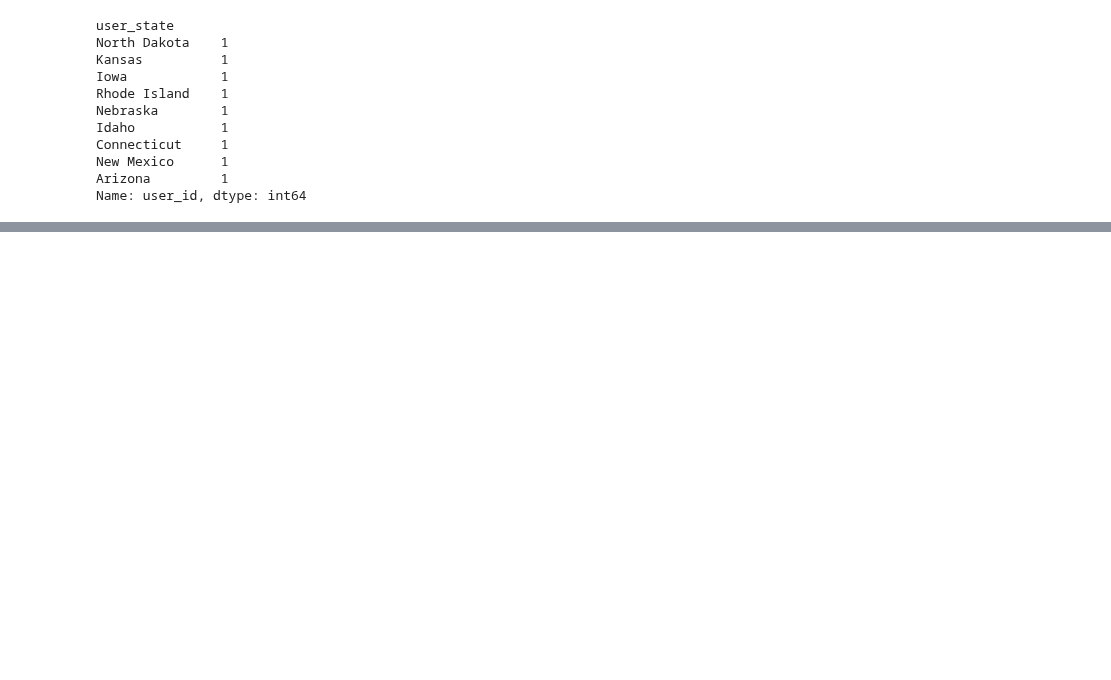
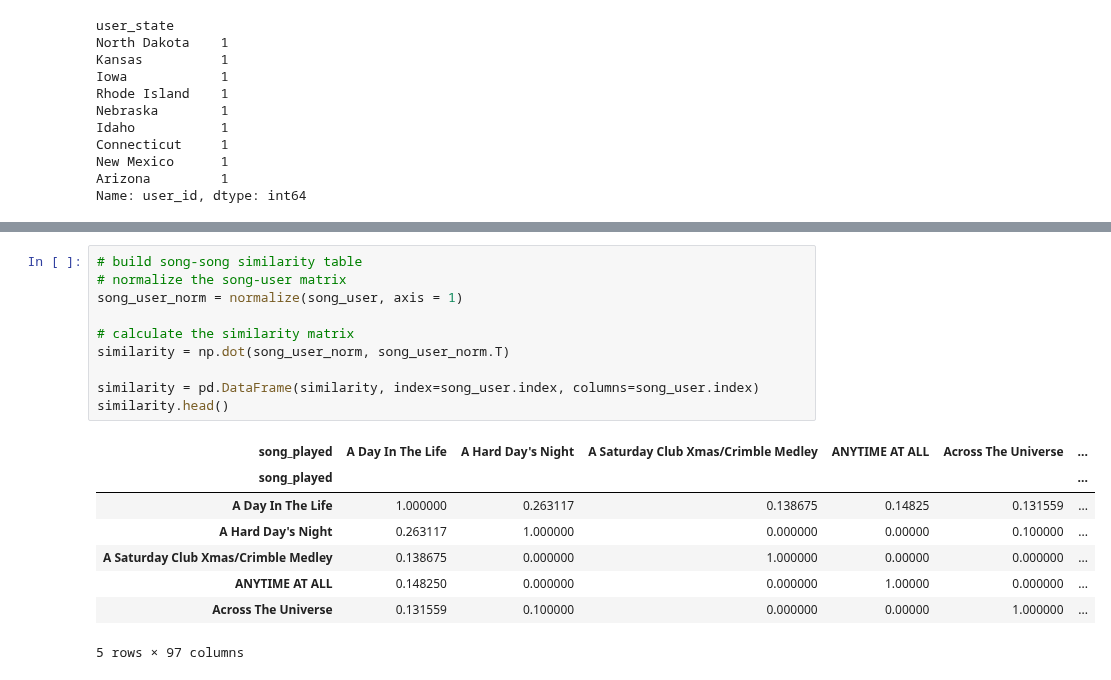
Before and after one commit to Aliciaworld/DS-TakeHomeChallenges, a Jupyter notebook: 08. Song Challenge.ipynb, the cells around one changed output, grey strips where cells are left out. Cells and saved outputs as stored; diff of their text form; blank space fills up the shorter version.

```diff
--- a/08. Song Challenge.ipynb
+++ b/08. Song Challenge.ipynb
@@ -117,0 +219,19 @@ Name: user_id, dtype: int64
+# %%
+# build song-song similarity table
+# normalize the song-user matrix
+song_user_norm = normalize(song_user, axis = 1)
+
+# calculate the similarity matrix
+similarity = np.dot(song_user_norm, song_user_norm.T)
+
+similarity = pd.DataFrame(similarity, index=song_user.index, columns=song_user.index)
+similarity.head()
+# %% [output]
+| song_played | A Day In The Life | A Hard Day's Night | A Saturday Club Xmas/Crimble Medley | ANYTIME AT ALL | Across The Universe | ... |
+| song_played |  |  |  |  |  | ... |
+| A Day In The Life | 1.000000 | 0.263117 | 0.138675 | 0.14825 | 0.131559 | ... |
+| A Hard Day's Night | 0.263117 | 1.000000 | 0.000000 | 0.00000 | 0.100000 | ... |
+| A Saturday Club Xmas/Crimble Medley | 0.138675 | 0.000000 | 1.000000 | 0.00000 | 0.000000 | ... |
+| ANYTIME AT ALL | 0.148250 | 0.000000 | 0.000000 | 1.00000 | 0.000000 | ... |
+| Across The Universe | 0.131559 | 0.100000 | 0.000000 | 0.00000 | 1.000000 | ... |
+5 rows × 97 columns
```
Also changed, not shown: parts of 18 cells of this notebook.
